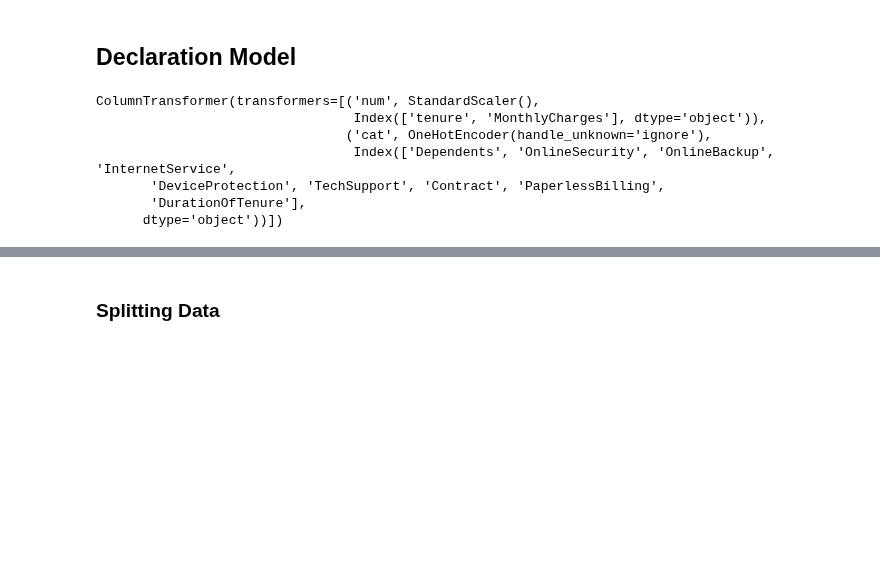
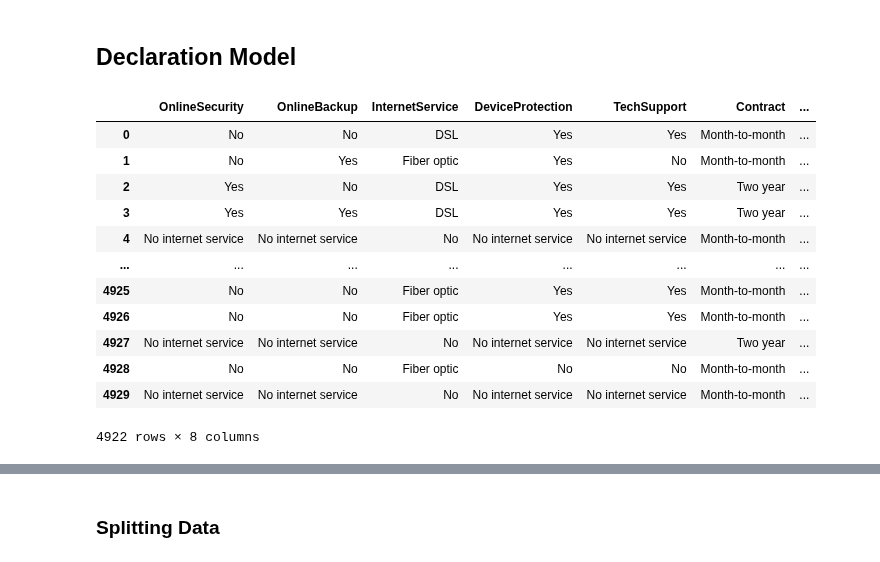
Before and after one commit to fahdmuchammad/Capstone-3-Purwadhika-Machine-learning, a Jupyter notebook: Capstone_3_Muchammad Fahd_Telco.ipynb, the cells around one changed output, grey strips where cells are left out. Saved outputs shown, nothing was run; the diff lists cells and outputs as text; code cells hidden in the pictures; blank space fills up the shorter version.

```diff
--- a/Capstone_3_Muchammad Fahd_Telco.ipynb
+++ b/Capstone_3_Muchammad Fahd_Telco.ipynb
@@ -459,10 +448,16 @@ preprocessor = ColumnTransformer(transformers=[
-# %%
-preprocessor
-# %% [output]
-ColumnTransformer(transformers=[('num', StandardScaler(),
-                                 Index(['tenure', 'MonthlyCharges'], dtype='object')),
-                                ('cat', OneHotEncoder(handle_unknown='ignore'),
-                                 Index(['Dependents', 'OnlineSecurity', 'OnlineBackup', 'InternetService',
-       'DeviceProtection', 'TechSupport', 'Contract', 'PaperlessBilling',
-       'DurationOfTenure'],
-      dtype='object'))])
+# %%
+x
+# %% [output]
+|  | OnlineSecurity | OnlineBackup | InternetService | DeviceProtection | TechSupport | Contract | ... |
+| 0 | No | No | DSL | Yes | Yes | Month-to-month | ... |
+| 1 | No | Yes | Fiber optic | Yes | No | Month-to-month | ... |
+| 2 | Yes | No | DSL | Yes | Yes | Two year | ... |
+| 3 | Yes | Yes | DSL | Yes | Yes | Two year | ... |
+| 4 | No internet service | No internet service | No | No internet service | No internet service | Month-to-month | ... |
+| ... | ... | ... | ... | ... | ... | ... | ... |
+| 4925 | No | No | Fiber optic | Yes | Yes | Month-to-month | ... |
+| 4926 | No | No | Fiber optic | Yes | Yes | Month-to-month | ... |
+| 4927 | No internet service | No internet service | No | No internet service | No internet service | Two year | ... |
+| 4928 | No | No | Fiber optic | No | No | Month-to-month | ... |
+| 4929 | No internet service | No internet service | No | No internet service | No internet service | Month-to-month | ... |
+4922 rows × 8 columns
```
Also changed, not shown: parts of 19 cells of this notebook.
